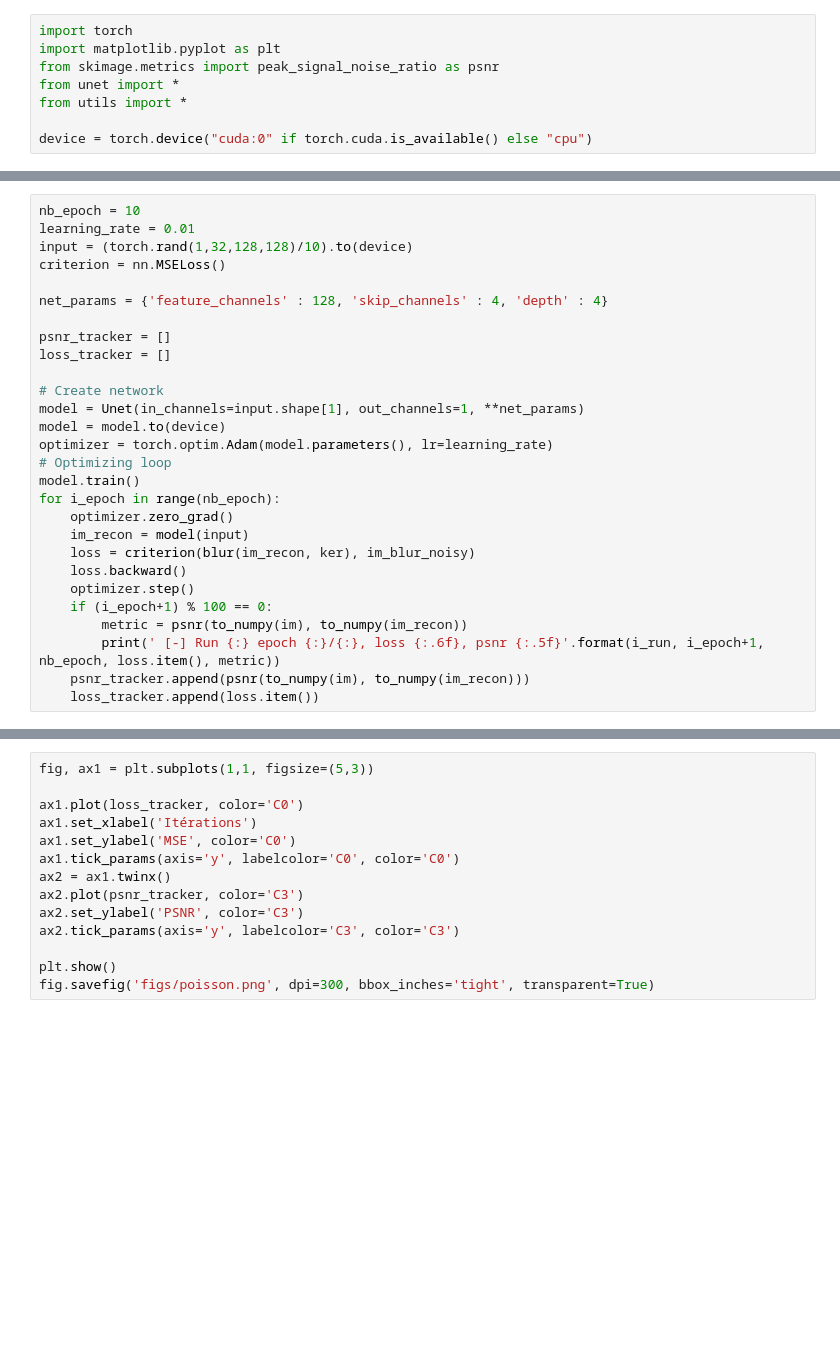
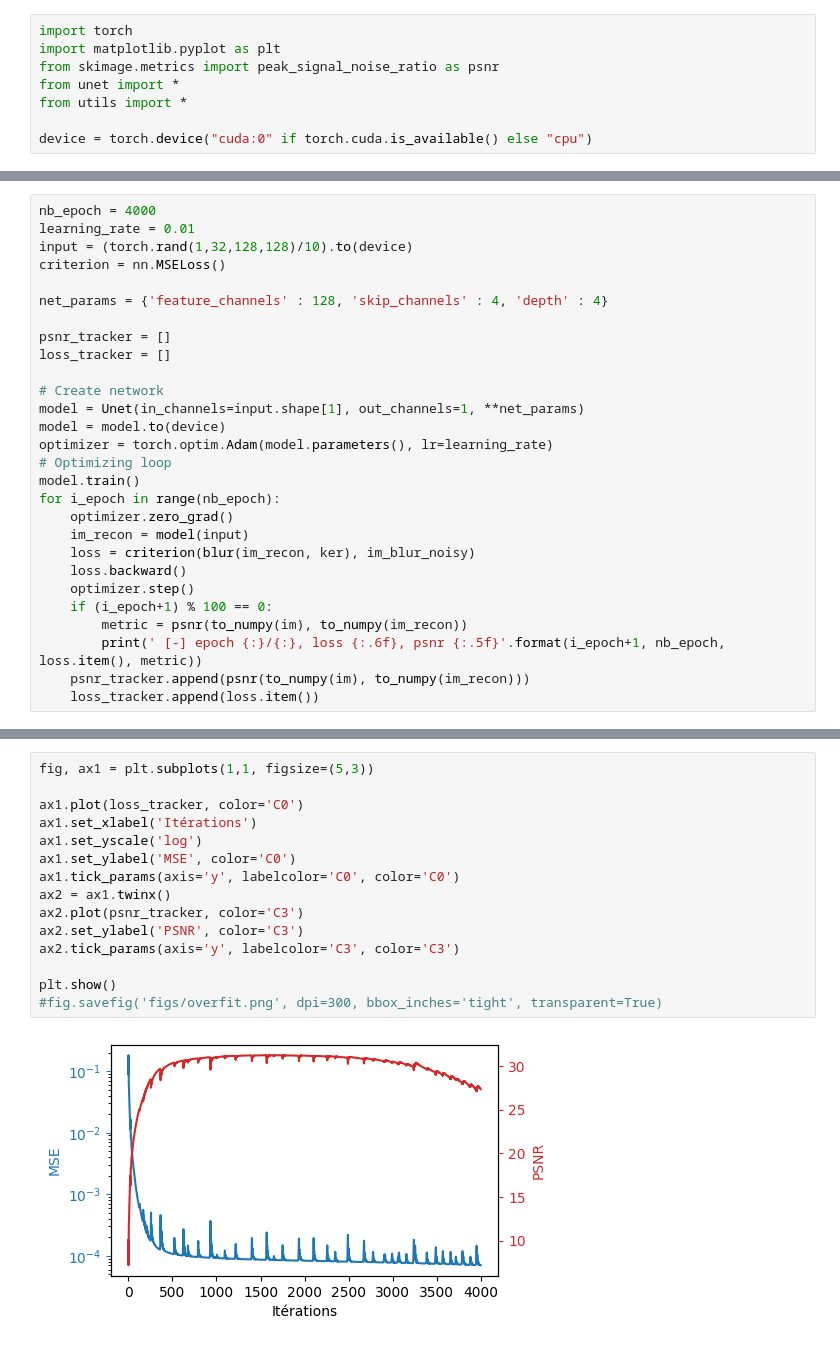
Before and after one commit to LudoRey/dip-deblur, a Jupyter notebook: overfit_noise.ipynb, the cells around one changed output, grey strips where cells are left out. Saved outputs shown, nothing was run; the diff lists cells and outputs as text; blank space fills up the shorter version.

```diff
--- a/overfit_noise.ipynb
+++ b/overfit_noise.ipynb
@@ -31,5 +33,5 @@ plt.show()
 # %%
-nb_epoch = 10
+nb_epoch = 4000
 learning_rate = 0.01
 input = (torch.rand(1,32,128,128)/10).to(device)
 criterion = nn.MSELoss()
@@ -53,6 +55,6 @@ for i_epoch in range(nb_epoch):
     optimizer.step()
     if (i_epoch+1) % 100 == 0:
         metric = psnr(to_numpy(im), to_numpy(im_recon))
-        print(' [-] Run {:} epoch {:}/{:}, loss {:.6f}, psnr {:.5f}'.format(i_run, i_epoch+1, nb_epoch, loss.item(), metric))
+        print(' [-] epoch {:}/{:}, loss {:.6f}, psnr {:.5f}'.format(i_epoch+1, nb_epoch, loss.item(), metric))
     psnr_tracker.append(psnr(to_numpy(im), to_numpy(im_recon)))
     loss_tracker.append(loss.item())
@@ -59,14 +79,17 @@ for i_epoch in range(nb_epoch):
 # %%
 fig, ax1 = plt.subplots(1,1, figsize=(5,3))
 
 ax1.plot(loss_tracker, color='C0')
 ax1.set_xlabel('Itérations')
+ax1.set_yscale('log')
 ax1.set_ylabel('MSE', color='C0')
 ax1.tick_params(axis='y', labelcolor='C0', color='C0')
 ax2 = ax1.twinx()
 ax2.plot(psnr_tracker, color='C3')
 ax2.set_ylabel('PSNR', color='C3')
 ax2.tick_params(axis='y', labelcolor='C3', color='C3')
 
 plt.show()
-fig.savefig('figs/poisson.png', dpi=300, bbox_inches='tight', transparent=True)
+#fig.savefig('figs/overfit.png', dpi=300, bbox_inches='tight', transparent=True)
+# %% [output]
+[figure, added]
```
Also changed, not shown: parts of 2 cells of this notebook.
